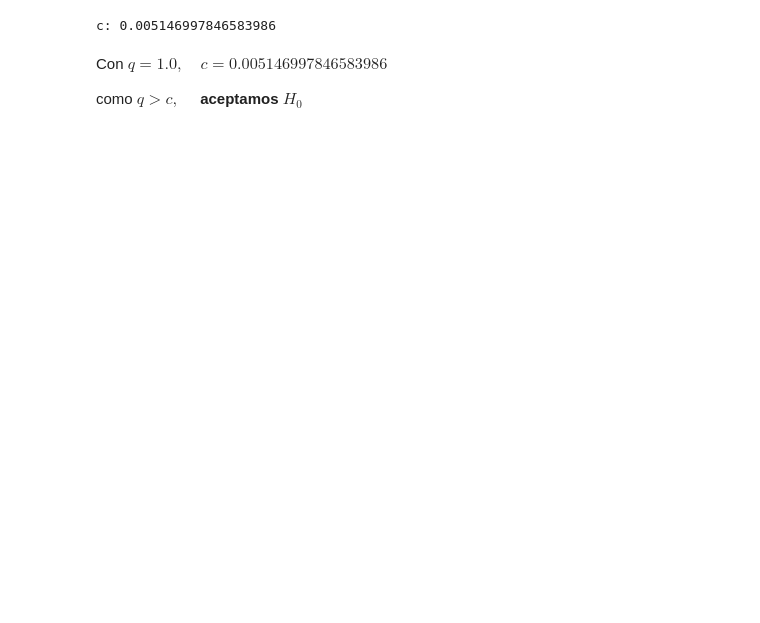
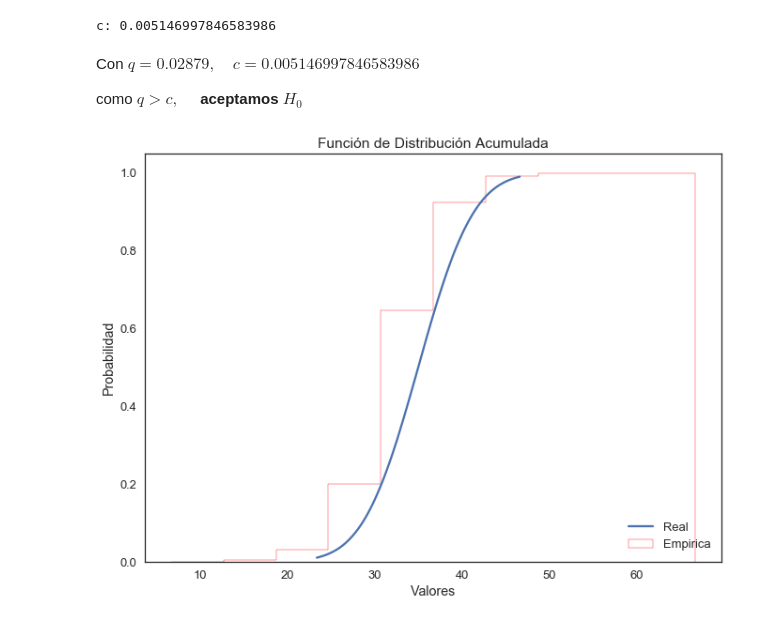
Before and after one commit to victorbravoarroyo/Simulacion, a Jupyter notebook: Tp1.ipynb, the cells around one changed output. Saved outputs shown, nothing was run; the diff lists cells and outputs as text; code cells hidden in the pictures; blank space fills up the shorter version.

```diff
--- a/Tp1.ipynb
+++ b/Tp1.ipynb
@@ -869,6 +860,21 @@ print('c: ' + str(c))
 # %% [output]
 c: 0.005146997846583986
 # %% [markdown]
-Con $q = 1.0 ,\quad c=0.005146997846583986$
+Con $q = 0.02879 ,\quad c=0.005146997846583986$
 
 como $q > c, \quad$ **aceptamos $H_{0}$**
+# %%
+fig, ax = plt.subplots(figsize=(11, 8))
+x_1 = np.linspace(st.norm(35, 5).ppf(0.01),
+                  st.norm(35, 5).ppf(0.99), 100)
+fda_normal = st.norm(35, 5).cdf(x_1) # Función de Distribución Acumulada Real
+ax.hist(aceptados, density=True, histtype='step',
+                           cumulative=True, label='Empirica', color="red")
+plt.plot(x_1, fda_normal, label='Real')
+plt.title('Función de Distribución Acumulada')
+plt.ylabel('Probabilidad')
+plt.xlabel('Valores')
+plt.legend(loc=4)
+plt.show()
+# %% [output]
+[figure, added]
```
Also changed, not shown: parts of 15 cells of this notebook.
